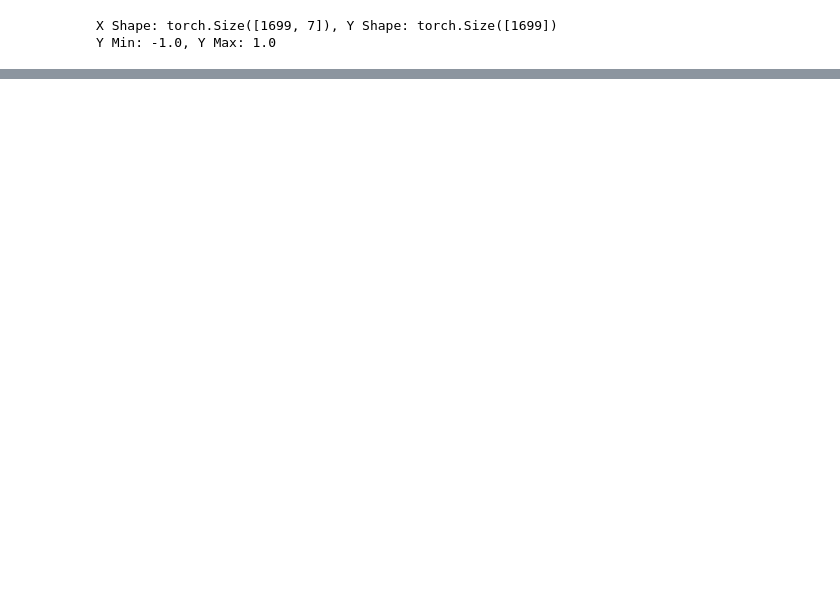
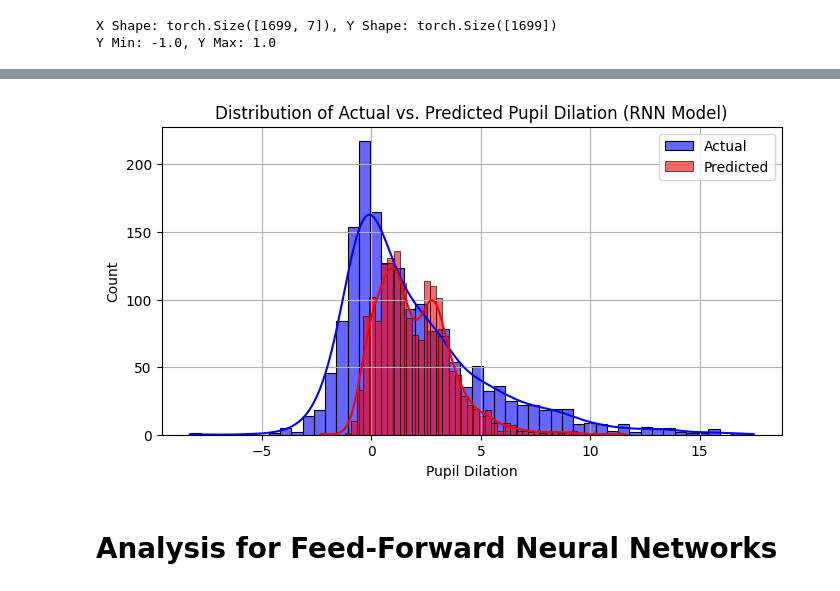
Before and after one commit to KevinBian107/EEB, a Jupyter notebook: playground.ipynb, the cells around one changed output, grey strips where cells are left out. Cells and saved outputs as stored; diff of their text form; code cells hidden in the pictures; blank space fills up the shorter version.

```diff
--- a/playground.ipynb
+++ b/playground.ipynb
@@ -270,0 +345,15 @@ Pearson Correlation: 0.4184
+# %%
+plt.figure(figsize=(8, 4))
+sns.histplot(df_actual['Event_PupilDilation'], kde=True, label="Actual", color='blue', alpha=0.6, bins=50)
+sns.histplot(df_predictions['PupilPred'], kde=True, label="Predicted", color='red', alpha=0.6, bins=50)
+
+plt.xlabel("Pupil Dilation")
+plt.ylabel("Count")
+plt.legend()
+plt.title("Distribution of Actual vs. Predicted Pupil Dilation (RNN Model)")
+plt.grid(True)
+plt.show()
+# %% [output]
+[figure, added]
+# %% [markdown]
+# Analysis for Feed-Forward Neural Networks
```
Also changed, not shown: parts of 37 cells of this notebook, 3 other files.
